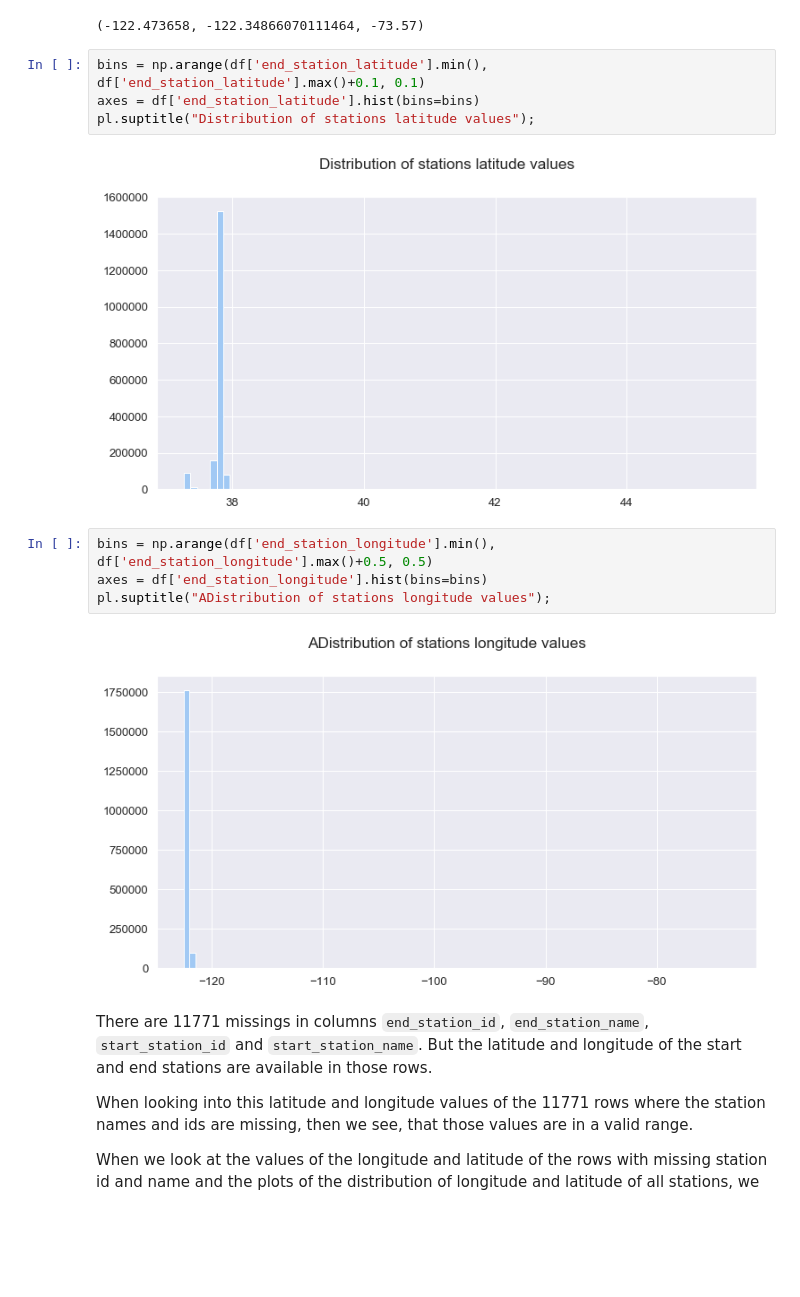
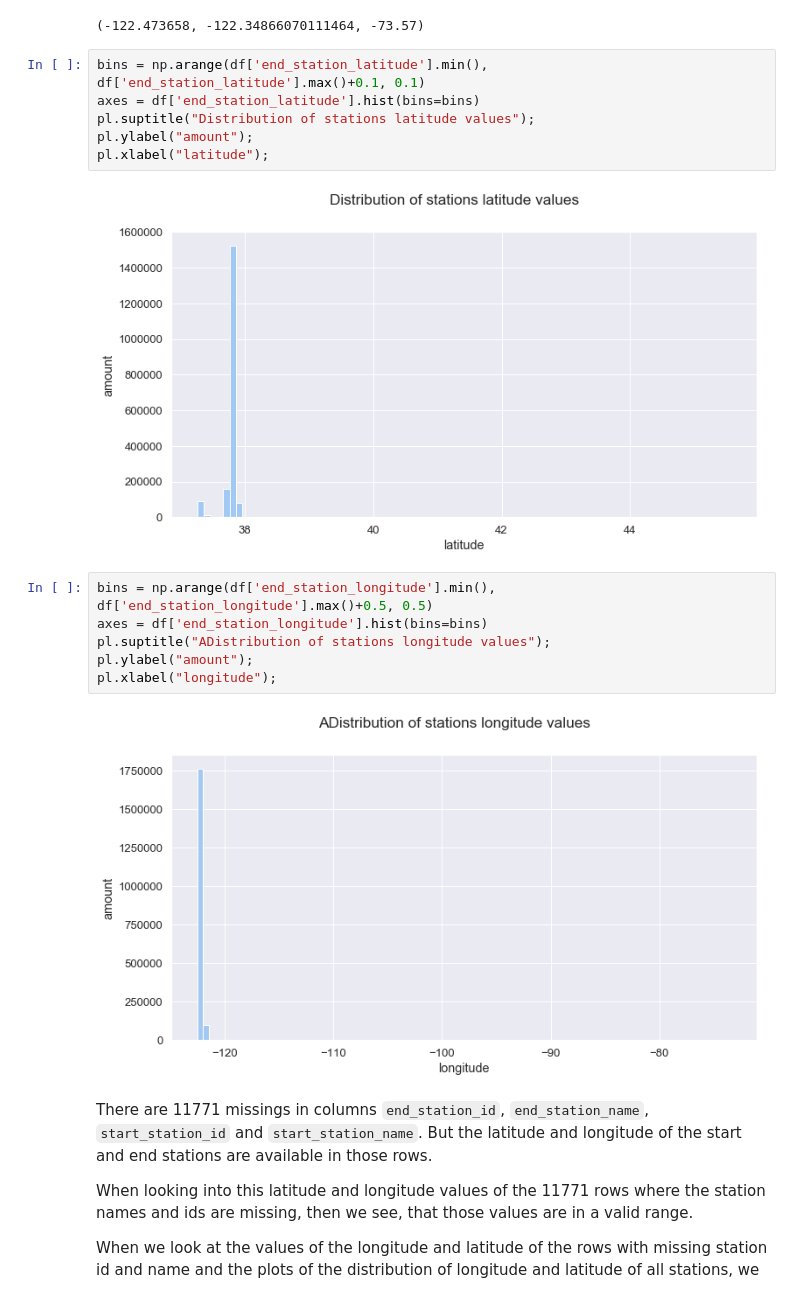
Before and after one commit to resa89/DataAnalystND, a Jupyter notebook: 07_CommunicatingDataFindings/wrangle_act.ipynb, the cells around one changed output. Cells and saved outputs as stored; diff of their text form; blank space fills up the shorter version.

```diff
--- a/07_CommunicatingDataFindings/wrangle_act.ipynb
+++ b/07_CommunicatingDataFindings/wrangle_act.ipynb
@@ -225,15 +200,19 @@ df['end_station_longitude'].min(), df['end_station_longitude'].mean(), df['end_s
 # %%
 bins = np.arange(df['end_station_latitude'].min(), df['end_station_latitude'].max()+0.1, 0.1)
 axes = df['end_station_latitude'].hist(bins=bins)
 pl.suptitle("Distribution of stations latitude values");
+pl.ylabel("amount");
+pl.xlabel("latitude");
 # %% [output]
-[figure, old version]
+[figure, new version]
 # %%
 bins = np.arange(df['end_station_longitude'].min(), df['end_station_longitude'].max()+0.5, 0.5)
 axes = df['end_station_longitude'].hist(bins=bins)
 pl.suptitle("ADistribution of stations longitude values");
+pl.ylabel("amount");
+pl.xlabel("longitude");
 # %% [output]
-[figure, old version]
+[figure, new version]
 # %% [markdown]
 There are 11771 missings in columns `end_station_id`, `end_station_name`, `start_station_id` and `start_station_name`. But the latitude and longitude of the start and end stations are available in those rows.
 
```
Also changed, not shown: parts of 55 cells of this notebook.
